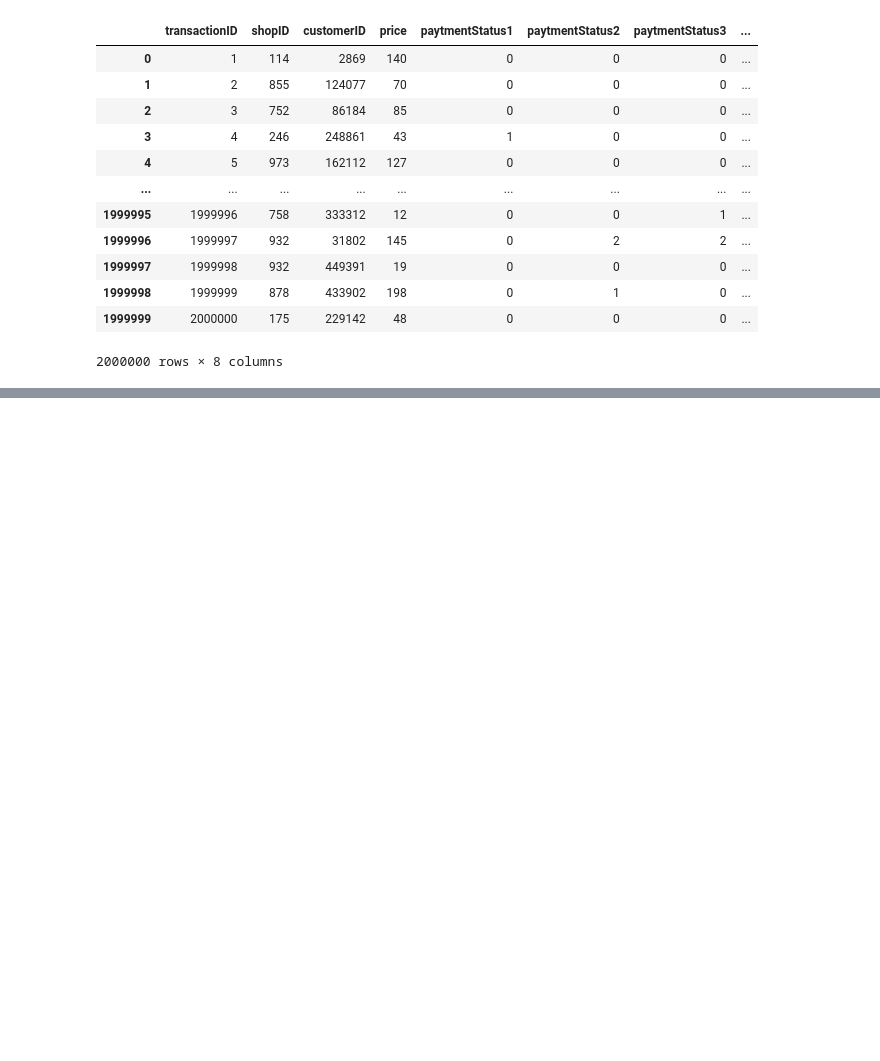
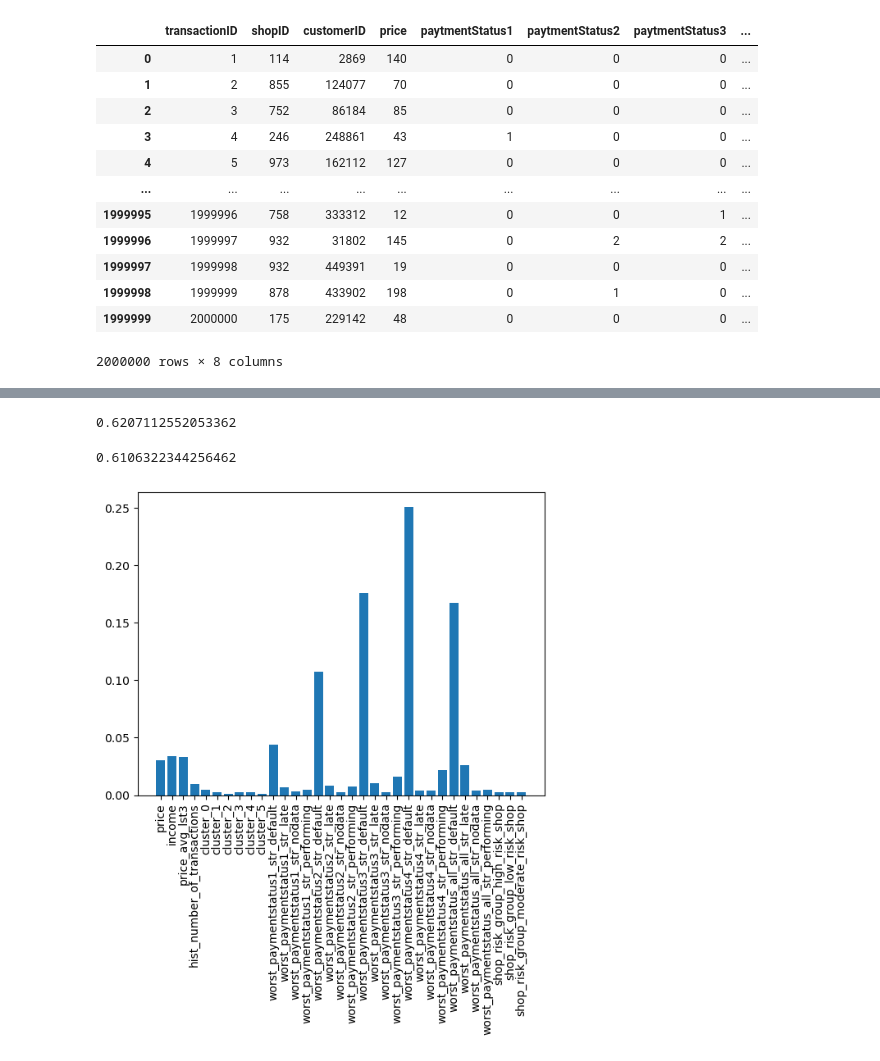
Before and after one commit to km72846/viabill_casestudy, a Jupyter notebook: viabill.ipynb, the cells around one changed output, grey strips where cells are left out. Drawn from its saved outputs; the diff is of its cells as text; code cells hidden in the pictures; blank space fills up the shorter version.

```diff
--- a/viabill.ipynb
+++ b/viabill.ipynb
@@ -351,0 +797,3 @@ print(x[x['customerID']==2869])
+# %%
+features=list(df.columns)
+features.remove(target)
@@ -351,0 +858,26 @@ print(x[x['customerID']==2869])
+# %%
+# random search of the best RF classifier model
+
+results_RF=[]
+
+for i in range(10):
+
+    # hyperparameters setting
+    params = {
+        "max_depth" : random.randint(5,10),
+        "max_features" : random.randint(3,10),
+        "min_samples_split" : random.randint(30,400)
+    }
+    params["min_samples_leaf"] = random.randint(30,params["min_samples_split"])
+
+    # conduct the training
+    trainResults, valResults, predictions, indices, imp = CV_RF(n_estimators=100,
+                                                               max_depth=params["max_depth"],
+                                                               max_features=params["max_features"],
+                                                               min_samples_split=params["min_samples_split"],
+                                                               min_samples_leaf=params["min_samples_leaf"])
+
+    results_RF.append((np.mean(valResults), np.mean(trainResults), np.mean(trainResults)-np.mean(valResults), params.copy()))
+
+    print(params, f"MEAN VALIDATION AUC: {round(np.mean(valResults),5)}, MEAN TRAINING AUC: {round(np.mean(trainResults),5)},\
+          OVEFITTING: {round(np.mean(trainResults)-np.mean(valResults),5)}")
@@ -351,0 +902,41 @@ print(x[x['customerID']==2869])
+# %%
+# best validation result
+
+argmax=np.where([i[0] for i in results_RF]==max([i[0] for i in results_RF]))[0][0]
+params_opt=[i[3] for i in results_RF][argmax]
+
+clf = RandomForestClassifier(n_estimators=100,max_depth=params["max_depth"],
+                             max_features=params["max_features"],min_samples_split=params["min_samples_split"],
+                             min_samples_leaf=params["min_samples_leaf"], random_state=1, n_jobs=-1)
+
+clf.fit(df[features],df[target])
+
+# prepare test and train predictions
+predsTrain = clf.predict_proba(df[features])[:,1]
+
+# AUC calculation
+trainScore = roc_auc_score(df[target], predsTrain)
+
+np.mean(trainScore)
+# %% [output]
+0.6207112552053362
+# %%
+# independent test
+
+predsTest = clf.predict_proba(df_test[features])[:,1]
+
+# AUC calculation
+testScore = roc_auc_score(df_test[target], predsTest)
+
+np.mean(testScore)
+# %% [output]
+0.6106322344256462
+# %%
+# feature importance, F-score built-in calculation in sklearn
+# SHAP to be included
+
+plt.bar(features,np.mean(imp,axis=0))
+plt.xticks(rotation=90)
+plt.show()
+# %% [output]
+[figure, added]
```
Also changed, not shown: parts of 81 cells of this notebook, 4 other files.
